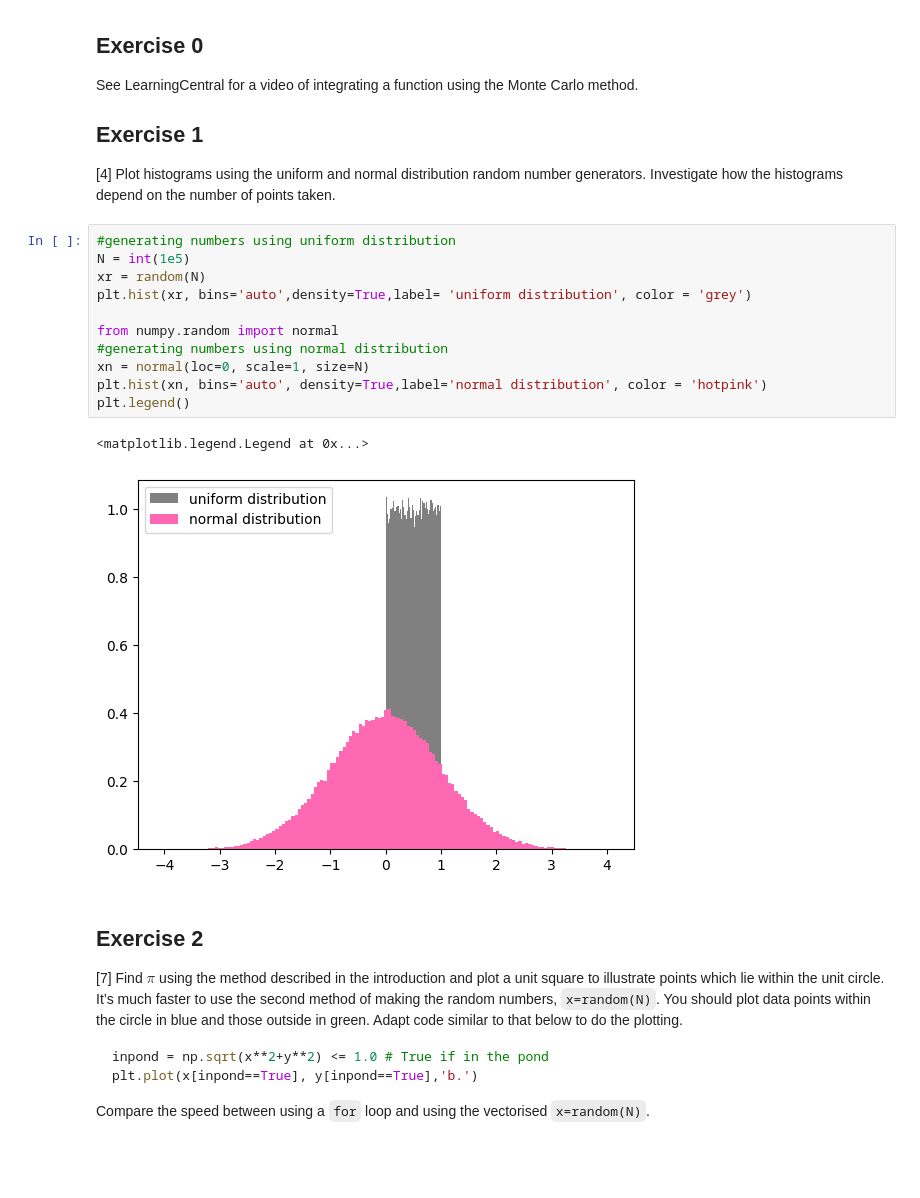
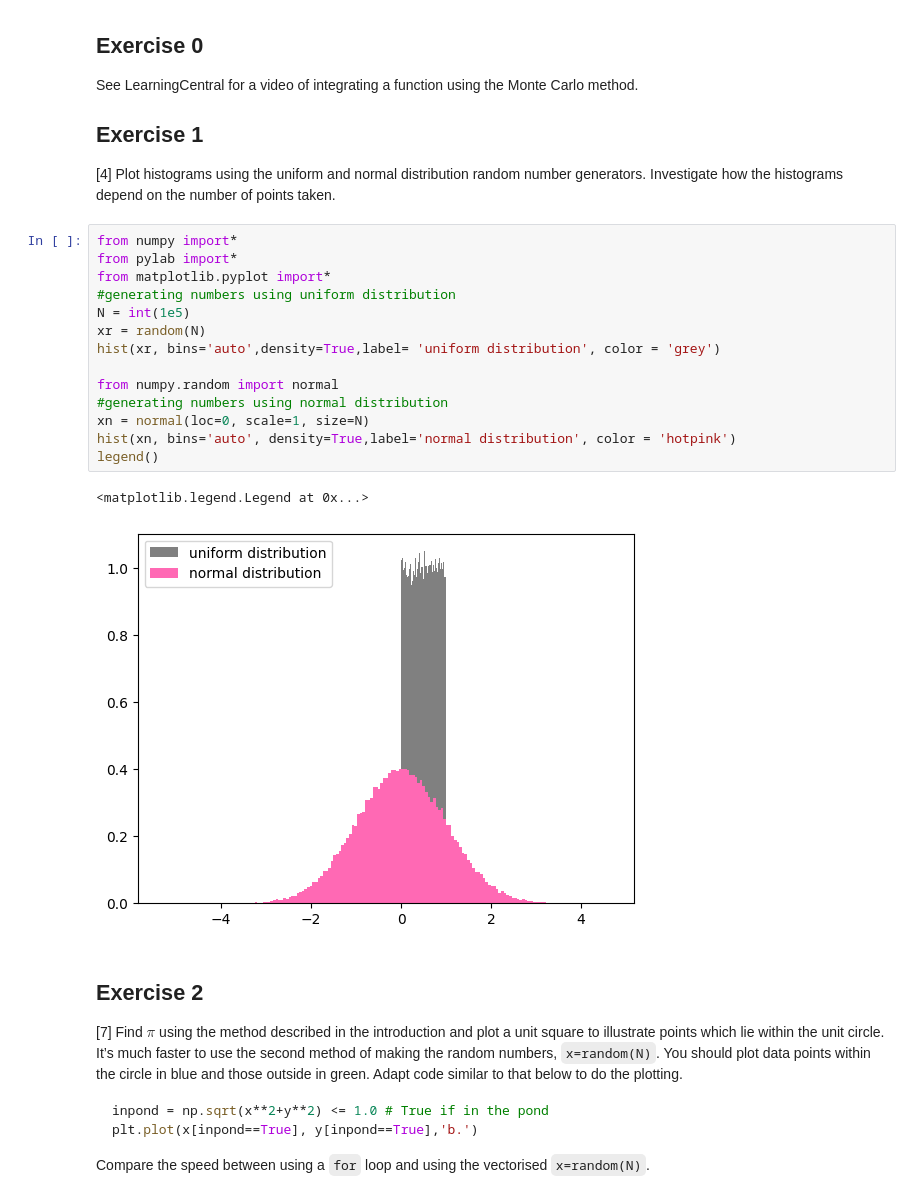
Before and after one commit to PX2145-2025/week-6-b-cardozorania, a Jupyter notebook: Monte_Carlo.ipynb, the cells around one changed output. Saved outputs shown, nothing was run; the diff lists cells and outputs as text; blank space fills up the shorter version.

```diff
--- a/Monte_Carlo.ipynb
+++ b/Monte_Carlo.ipynb
@@ -183,19 +183,22 @@ See LearningCentral for a video of integrating a function using the Monte Carlo
 [4] Plot histograms using the uniform and normal distribution random number generators. Investigate how the histograms depend on the number of points
 taken.
 # %%
+from numpy import*
+from pylab import*
+from matplotlib.pyplot import*
 #generating numbers using uniform distribution
 N = int(1e5)
 xr = random(N)
-plt.hist(xr, bins='auto',density=True,label= 'uniform distribution', color = 'grey')
+hist(xr, bins='auto',density=True,label= 'uniform distribution', color = 'grey')
 
 from numpy.random import normal
 #generating numbers using normal distribution
 xn = normal(loc=0, scale=1, size=N)
-plt.hist(xn, bins='auto', density=True,label='normal distribution', color = 'hotpink')
-plt.legend()
+hist(xn, bins='auto', density=True,label='normal distribution', color = 'hotpink')
+legend()
 # %% [output]
 <matplotlib.legend.Legend at 0x...>
-[figure, old version]
+[figure, new version]
 # %% [markdown]
 ## Exercise 2
 
```
Also changed, not shown: parts of 2 cells of this notebook.
